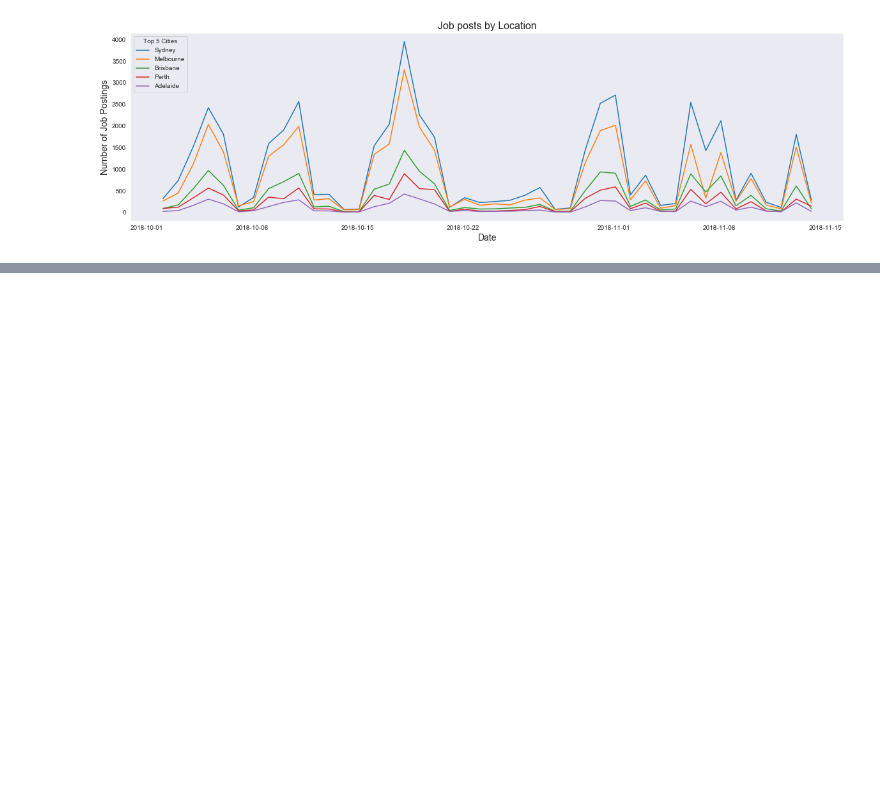
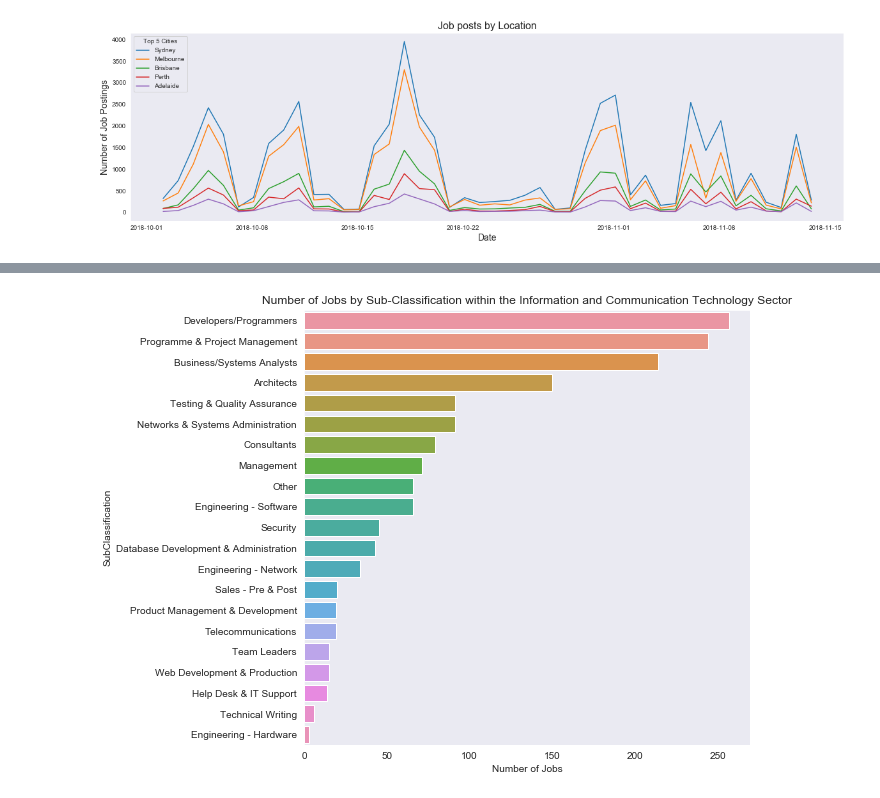
Before and after one commit to susana-p/Shared_Group_File_A3, a Jupyter notebook: Ceaira_s2161226/Assignment 2 - Ceaira.ipynb, the cells around one changed output, grey strips where cells are left out. Saved outputs shown, nothing was run; the diff lists cells and outputs as text; code cells hidden in the pictures; blank space fills up the shorter version.

```diff
--- a/Ceaira_s2161226/Assignment 2 - Ceaira.ipynb
+++ b/Ceaira_s2161226/Assignment 2 - Ceaira.ipynb
@@ -576,0 +591,13 @@ Text(0.5, 0, 'Date')
+# %%
+#Section 2, Scenario 1 cont
+#Within top sector in QLD paying at least $80,000, i.e. Information and Communication Technology, find top sub-sectors to identify Toms major
+df_Tommajor = df_atleast80kinQLD[(df_atleast80kinQLD["Classification"]=="Information & Communication Technology")]
+df_Tommajor['SubClassification'].value_counts()
+
+plt.figure(figsize=(8,8))
+sns.countplot(y='SubClassification',data=df_Tommajor,order=df_Tommajor.SubClassification.value_counts().index)
+plt.title('Number of Jobs by Sub-Classification within the Information and Communication Technology Sector')
+plt.xlabel('Number of Jobs')
+plt.show()
+# %% [output]
+[figure, added]
```
Also changed, not shown: parts of 11 cells of this notebook.
